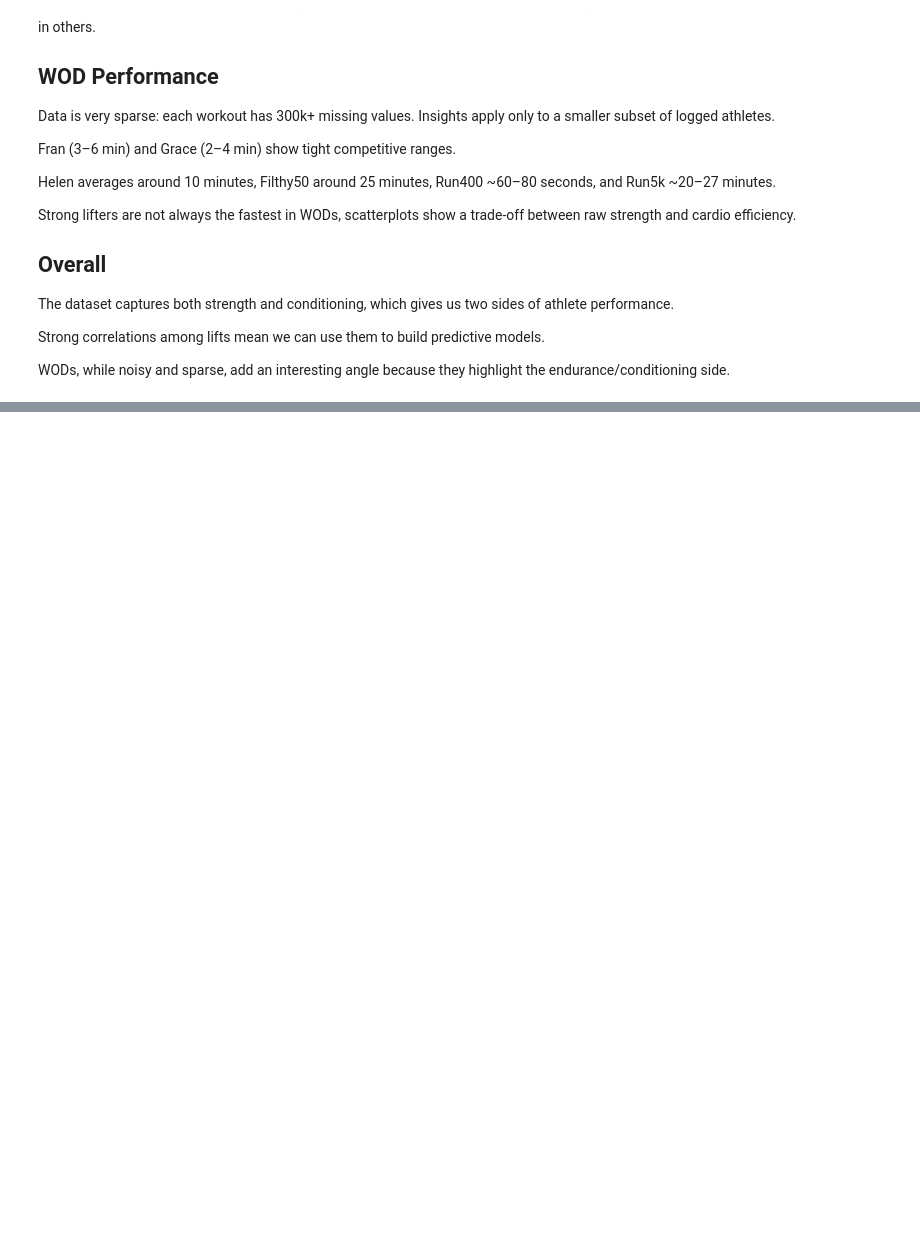
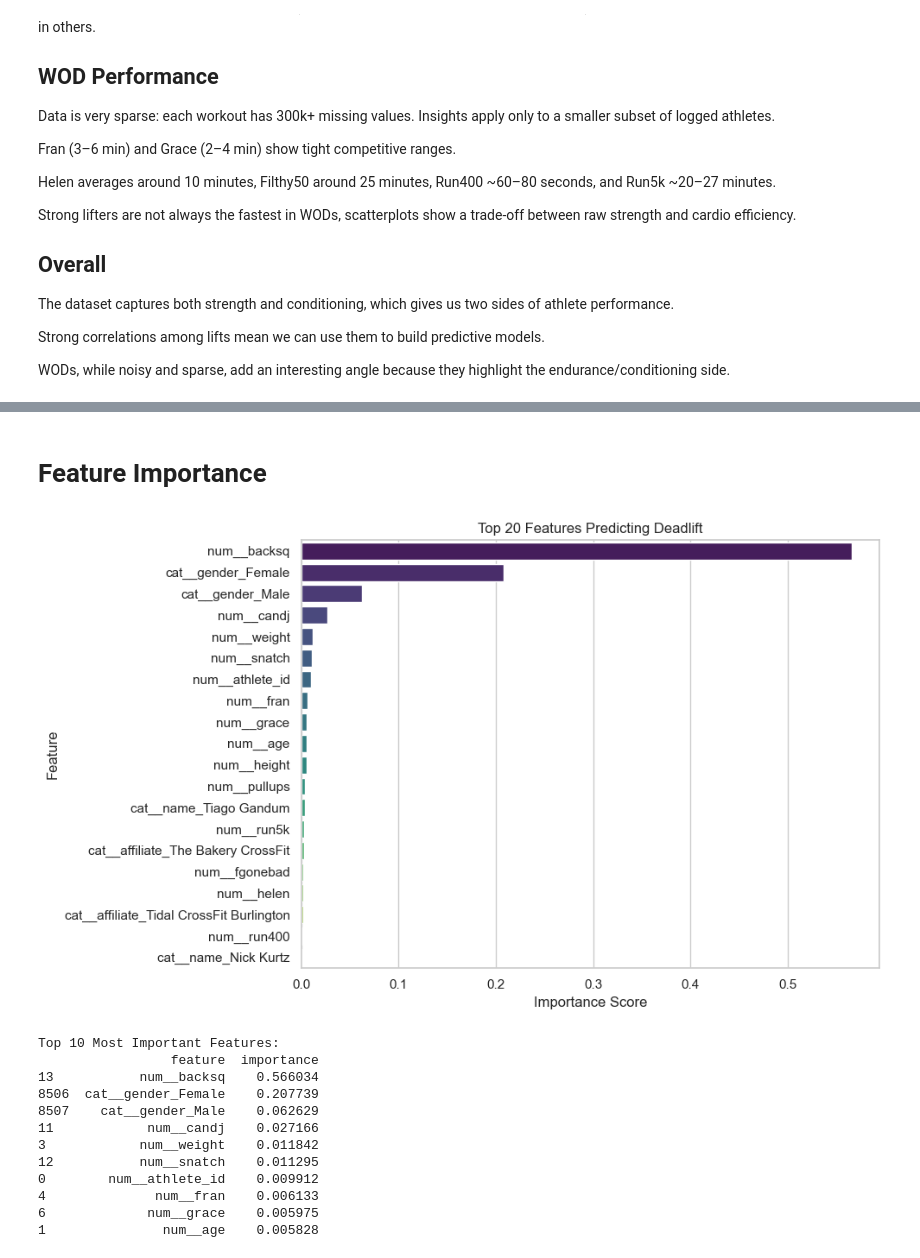
Before and after one commit to Babraakinyi/crossfit-athletes-analysis, a Jupyter notebook: notebook/Crossfit Athletes Analysis.ipynb, the cells around one changed output, grey strips where cells are left out. Cells and saved outputs as stored; diff of their text form; code cells hidden in the pictures; blank space fills up the shorter version.

```diff
--- a/notebook/Crossfit Athletes Analysis.ipynb
+++ b/notebook/Crossfit Athletes Analysis.ipynb
@@ -702,0 +1045,49 @@ WODs, while noisy and sparse, add an interesting angle because they highlight th
+# %% [markdown]
+# Feature Importance
+# %%
+import matplotlib.pyplot as plt
+import seaborn as sns
+
+# Extracting feature names after preprocessing
+feature_names = (
+    model.named_steps["preprocessor"]
+    .get_feature_names_out(input_features=X_train.columns)
+)
+
+# Getting importances from the Random Forest
+importances = model.named_steps["regressor"].feature_importances_
+
+# DataFrame
+feat_imp = pd.DataFrame({
+    "feature": feature_names,
+    "importance": importances
+}).sort_values(by="importance", ascending=False)
+
+
+# PLOTTING TOP 20 FEATURES
+
+plt.figure(figsize=(10,6))
+sns.barplot(x="importance", y="feature", data=feat_imp.head(20), palette="viridis")
+plt.title("Top 20 Features Predicting Deadlift")
+plt.xlabel("Importance Score")
+plt.ylabel("Feature")
+plt.tight_layout()
+plt.show()
+
+# Top features in table form
+print("Top 10 Most Important Features:")
+print(feat_imp.head(10))
+# %% [output]
+[figure, added]
+Top 10 Most Important Features:
+                 feature  importance
+13           num__backsq    0.566034
+8506  cat__gender_Female    0.207739
+8507    cat__gender_Male    0.062629
+11            num__candj    0.027166
+3            num__weight    0.011842
+12           num__snatch    0.011295
+0        num__athlete_id    0.009912
+4              num__fran    0.006133
+6             num__grace    0.005975
+1               num__age    0.005828
```
Also changed, not shown: parts of 19 cells of this notebook, 1 other file.
